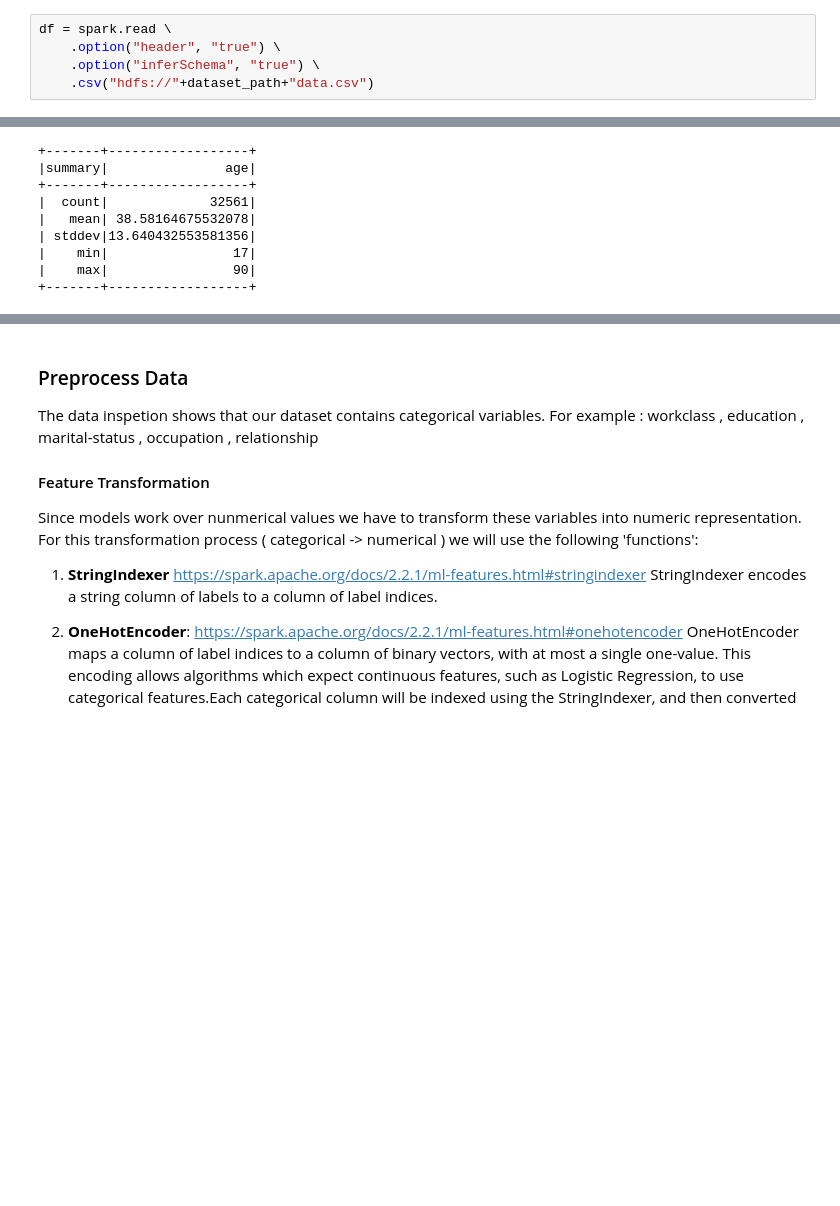
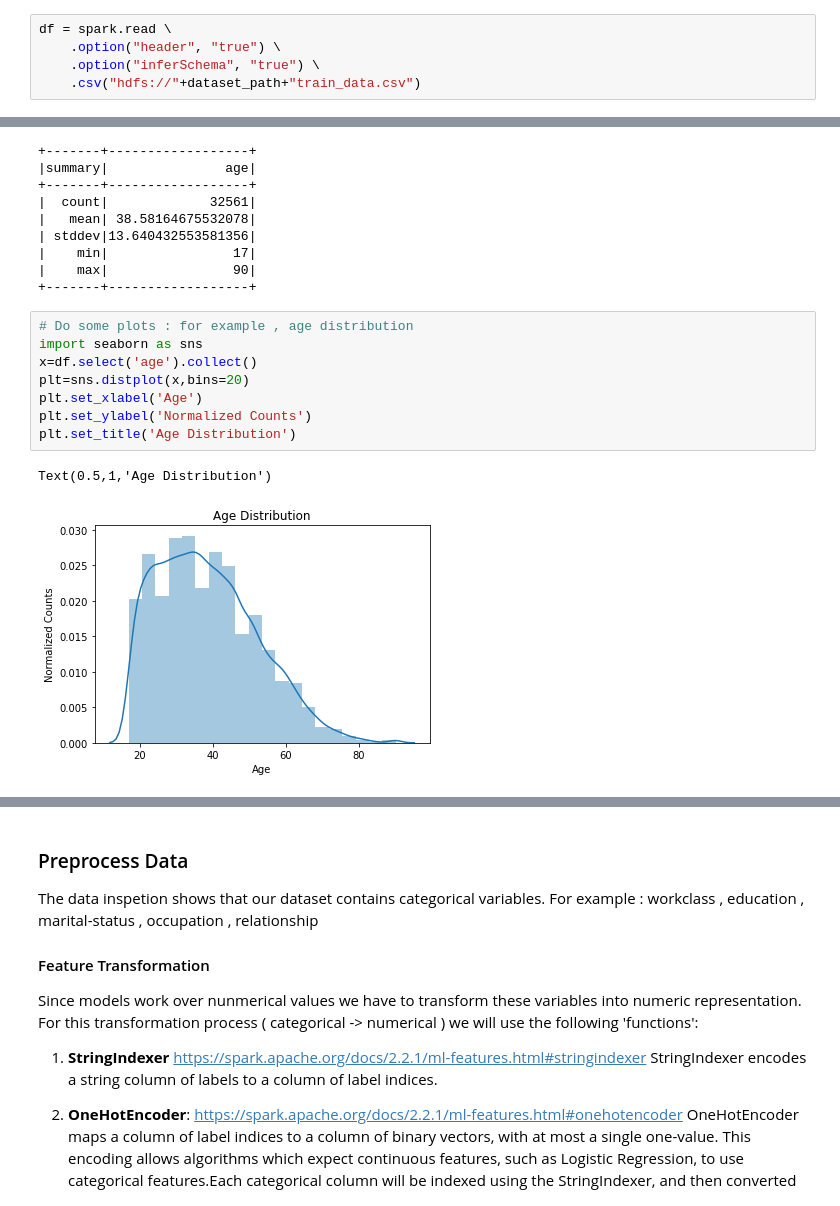
Before and after one commit to asierabreu/spark-course, a Jupyter notebook: Notebooks/Lab4/Lab4-ML-LogisticRegression-Example.ipynb, the cells around one changed output, grey strips where cells are left out. Drawn from its saved outputs; the diff is of its cells as text; blank space fills up the shorter version.

```diff
--- a/Notebooks/Lab4/Lab4-ML-LogisticRegression-Example.ipynb
+++ b/Notebooks/Lab4/Lab4-ML-LogisticRegression-Example.ipynb
@@ -63,4 +74,4 @@ spark = SparkSession \
 df = spark.read \
     .option("header", "true") \
     .option("inferSchema", "true") \
-    .csv("hdfs://"+dataset_path+"data.csv")
+    .csv("hdfs://"+dataset_path+"train_data.csv")
@@ -146,6 +153,17 @@ df.select('age').describe().show()
 |    min|                17|
 |    max|                90|
 +-------+------------------+
+# %%
+# Do some plots : for example , age distribution
+import seaborn as sns
+x=df.select('age').collect()
+plt=sns.distplot(x,bins=20)
+plt.set_xlabel('Age')
+plt.set_ylabel('Normalized Counts')
+plt.set_title('Age Distribution')
+# %% [output]
+Text(0.5,1,'Age Distribution')
+[figure, added]
 # %%
 # How many distict workclass we have
 # How many distict education we have
```
Also changed, not shown: parts of 32 cells of this notebook.
